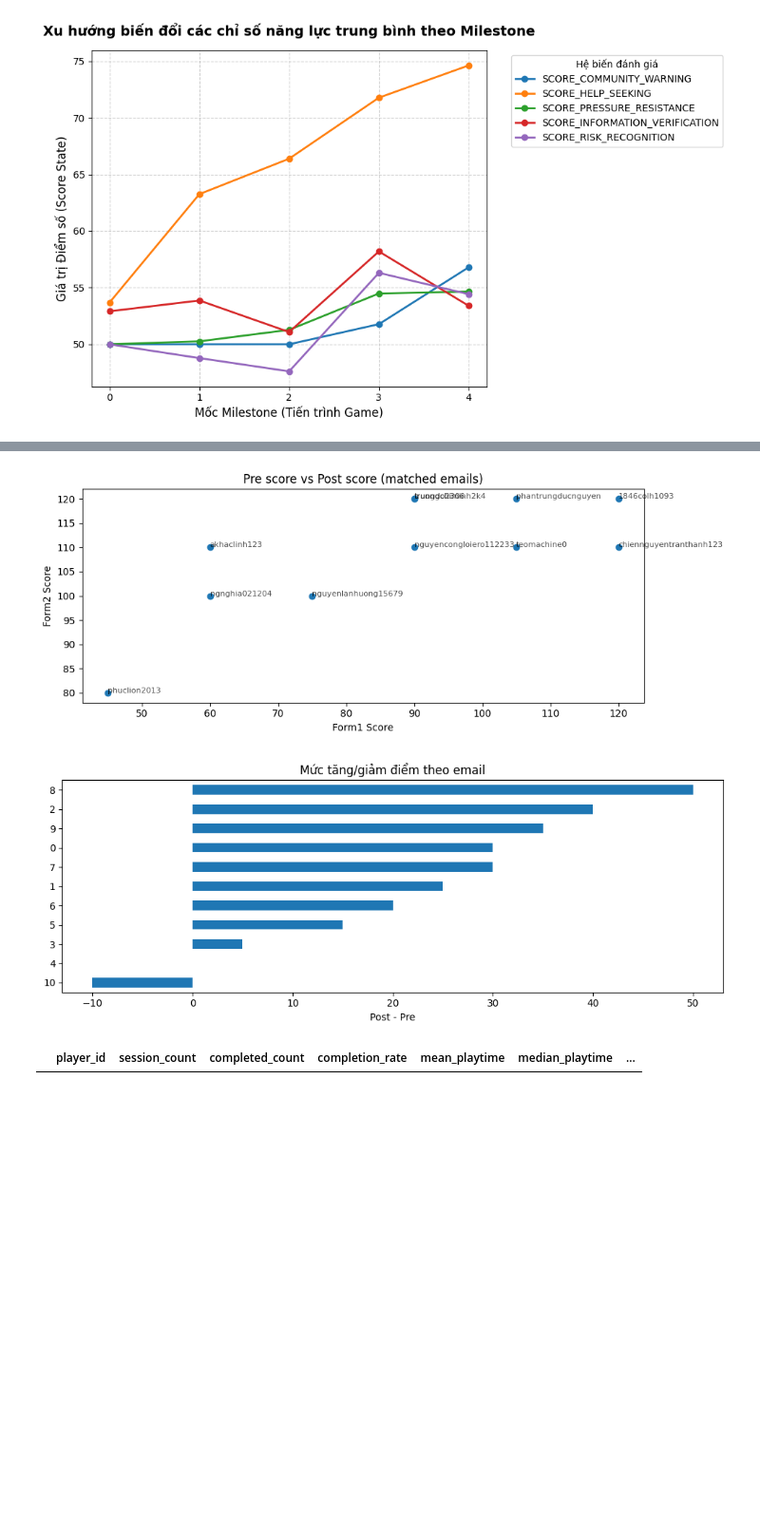
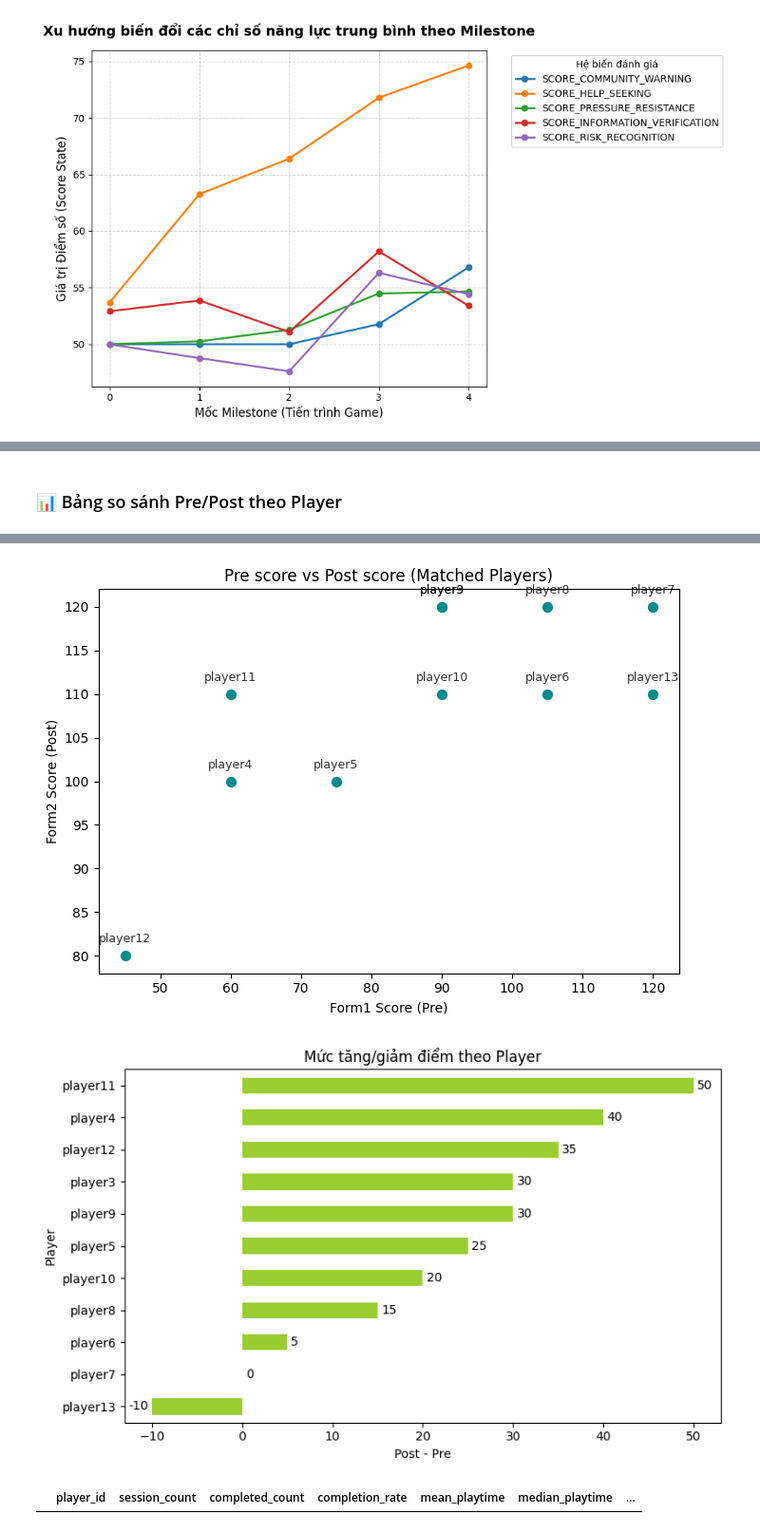
Before and after one commit to thangnguyenquoc2776/Serious_Game_Scam, a Jupyter notebook: Analytics/game_analysis v2.ipynb, the cells around one changed output, grey strips where cells are left out. Shown at 95% size. Saved outputs shown, nothing was run; the diff lists cells and outputs as text; code cells hidden in the pictures; blank space fills up the shorter version.

```diff
--- a/Analytics/game_analysis v2.ipynb
+++ b/Analytics/game_analysis v2.ipynb
@@ -573,10 +705,10 @@ display(form2[["Email Address", "Score", "K_mean", "A_mean", "G_mean"]])
 # %%
 
-# Ghép pre/post theo email
+# 1. Thêm "Player email" vào danh sách cột khi merge
 pre_post = (
-    form1[["email_norm", "Email Address", "Score", "K_mean", "A_mean"]]
+    form1[["email_norm", "Player email", "Score", "K_mean", "A_mean"]]
     .merge(
-        form2[["email_norm", "Email Address", "Score", "K_mean", "A_mean", "G_mean"]],
+        form2[["email_norm", "Player email", "Score", "K_mean", "A_mean", "G_mean"]],
         on="email_norm",
         how="inner",
         suffixes=("_pre", "_post")
@@ -584,22 +716,50 @@ pre_post = (
 )
 
 pre_post["delta_score"] = pre_post["Score_post"] - pre_post["Score_pre"]
-display(pre_post.sort_values("delta_score", ascending=False))
 
-fig, ax = plt.subplots()
-ax.scatter(pre_post["Score_pre"], pre_post["Score_post"])
+# Tạo thêm 1 cột tên ngắn (ví dụ: player3) để đưa lên biểu đồ cho đẹp, không bị dài
+pre_post["player_short"] = pre_post["Player email_pre"].str.split("@").str[0]
+
+# Hiển thị bảng theo thứ tự giảm dần của delta_score
+display(Markdown("### 📊 Bảng so sánh Pre/Post theo Player"))
+display(pre_post[["Player email_pre", "Score_pre", "Score_post", "delta_score", "K_mean_pre", "K_mean_post"]].sort_values("delta_score", ascending=False))
+
+# --- BIỂU ĐỒ SCATTER PLOT ---
+fig, ax = plt.subplots(figsize=(7, 5))
+ax.scatter(pre_post["Score_pre"], pre_post["Score_post"], color="darkcyan", s=50)
+
+# SỬA Ở ĐÂY: Hiện chữ dạng player3, player4... lên chấm điểm
 for _, r in pre_post.iterrows():
-    ax.annotate(r["email_norm"].split("@")[0], (r["Score_pre"], r["Score_post"]), fontsize=8, alpha=0.7)
-ax.set_title("Pre score vs Post score (matched emails)")
-ax.set_xlabel("Form1 Score")
-ax.set_ylabel("Form2 Score")
+    # Sử dụng cột player_short vừa tạo
+    ax.annotate(r["player_short"], (r["Score_pre"], r["Score_post"]),
+                textcoords="offset points", xytext=(0,10), ha='center', fontsize=9, alpha=0.8)
+
+ax.set_title("Pre score vs Post score (Matched Players)")
+ax.set_xlabel("Form1 Score (Pre)")
+ax.set_ylabel("Form2 Score (Post)")
 plt.tight_layout()
 plt.show()
 
-fig, ax = plt.subplots()
-pre_post.sort_values("delta_score")["delta_score"].plot(kind="barh", ax=ax)
-ax.set_title("Mức tăng/giảm điểm theo email")
+# --- BIỂU ĐỒ CỘT NGANG ---
+fig, ax = plt.subplots(figsize=(8, 5))
+
+# Sắp xếp lại dữ liệu theo delta_score trước khi vẽ
+pre_post_sorted = pre_post.sort_values("delta_score")
+
+# Vẽ cột ngang
+pre_post_sorted["delta_score"].plot(kind="barh", ax=ax, color="yellowgreen")
+
+# SỬA Ở ĐÂY: Ép trục Y hiển thị tên player ngắn (player3, player4...) thay vì số index
+ax.set_yticks(range(len(pre_post_sorted)))
+ax.set_yticklabels(pre_post_sorted["player_short"])
+
+# Hiện luôn số tăng giảm ở đầu cột cho dễ nhìn như bài trước làm nè
+ax.bar_label(ax.containers[0], padding=3)
+
+ax.set_title("Mức tăng/giảm điểm theo Player")
 ax.set_xlabel("Post - Pre")
+ax.set_ylabel("Player")
 plt.tight_layout()
 plt.show()
 # %% [output]
+### 📊 Bảng so sánh Pre/Post theo Player
@@ -618,5 +778,5 @@ plt.show()
-[figure, old version]
+[figure, new version]
-[figure, old version]
+[figure, new version]
 # %%
 
 # Ghép game log với survey theo email
```
Also changed, not shown: parts of 11 cells of this notebook, 1 other file.
